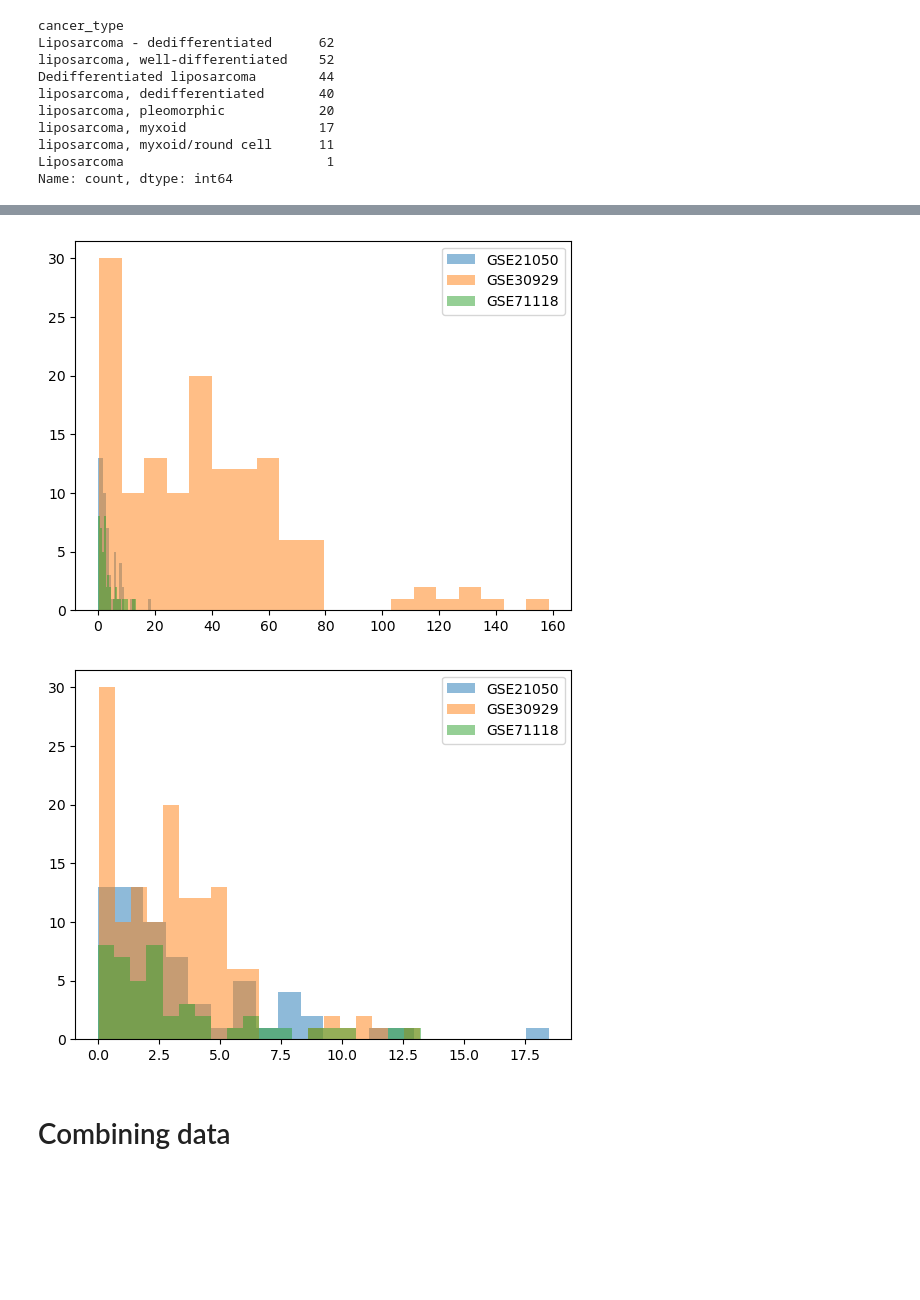
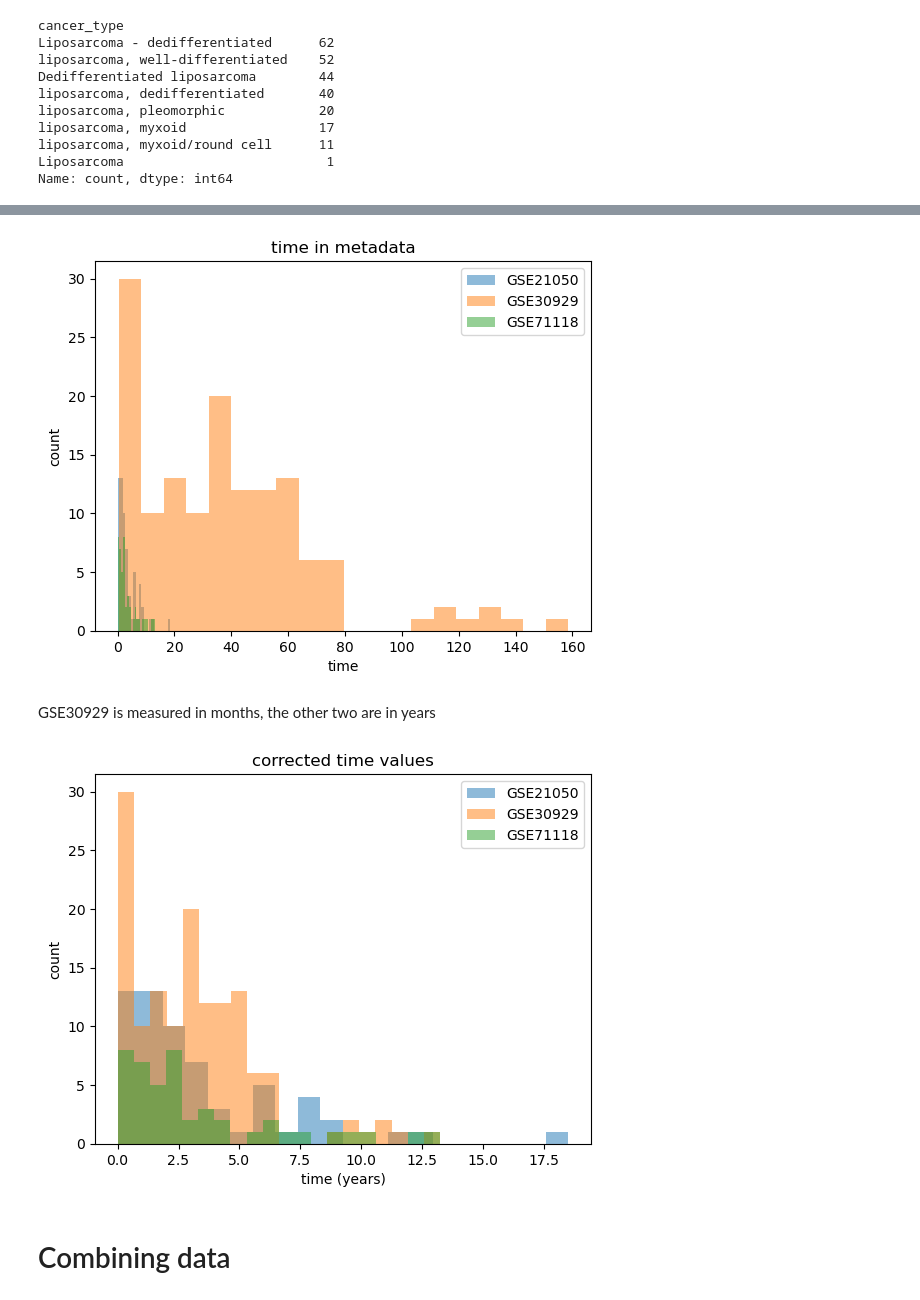
Before and after one commit to AlecSilver/liposarcoma_survival_modeling_BF550_final_project, a Jupyter notebook: notebook.ipynb, the cells around one changed output, grey strips where cells are left out. Drawn from its saved outputs; the diff is of its cells as text; code cells hidden in the pictures; blank space fills up the shorter version.

```diff
--- a/notebook.ipynb
+++ b/notebook.ipynb
@@ -172,15 +174,23 @@ metastasis_map = {
     'Yes': True
     }
 metadata['metastasis_status'] = metadata['metastasis_status'].map(metastasis_map)
+# %%
+# convert time to a float
+metadata['time'] = metadata['time'].astype('float')
 # %%
 #plot histograms of survival times for each dataset
 for dataset in metadata['dataset'].unique():
     data_subset = metadata[metadata['dataset'] == dataset]
     plt.hist(data_subset['time'], bins=20, alpha=0.5, label=dataset)
 plt.legend()
+plt.title('time in metadata')
+plt.xlabel('time')
+plt.ylabel('count')
 plt.show()
 # %% [output]
-[figure, old version]
+[figure, new version]
+# %% [markdown]
+GSE30929 is measured in months, the other two are in years
 # %%
 #convert GSE30950 time to years
 metadata.loc[metadata['dataset']=='GSE30929', 'time'] = metadata.loc[metadata['dataset']=='GSE30929', 'time'] / 12
@@ -190,9 +200,12 @@ for dataset in metadata['dataset'].unique():
     data_subset = metadata[metadata['dataset'] == dataset]
     plt.hist(data_subset['time'], bins=20, alpha=0.5, label=dataset)
 plt.legend()
+plt.title('corrected time values')
+plt.xlabel('time (years)')
+plt.ylabel('count')
 plt.show()
 # %% [output]
-[figure, old version]
+[figure, new version]
 # %%
 #save combined metadata to csv
 metadata.to_csv("./data/combined_metadata.csv", index=False)
```
Also changed, not shown: parts of 60 cells of this notebook, 5 other files.
